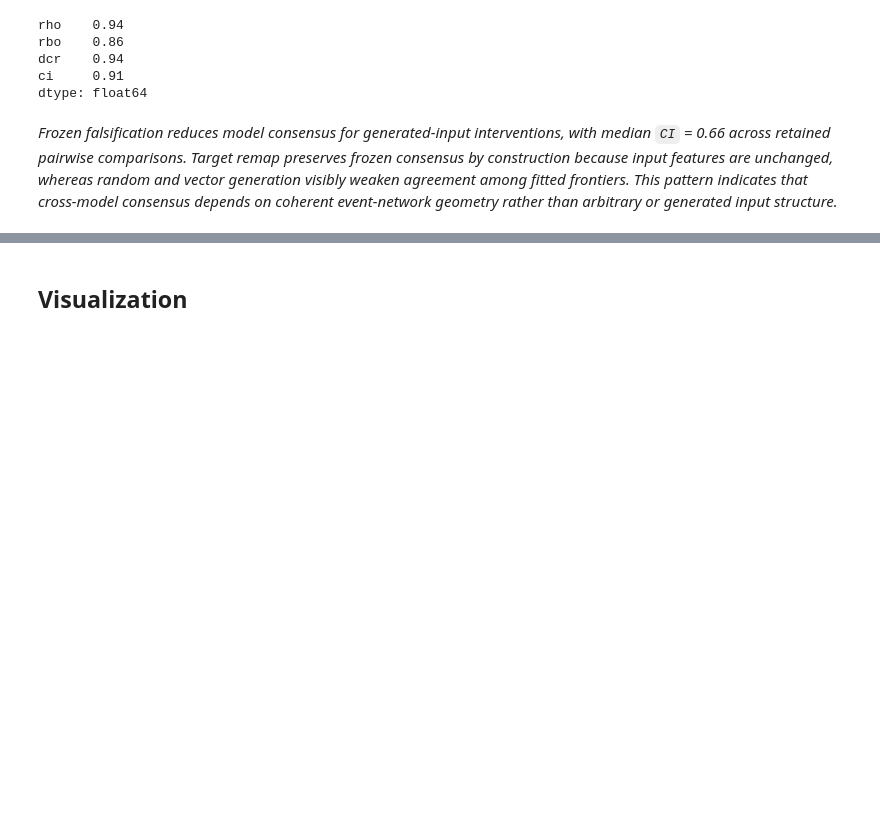
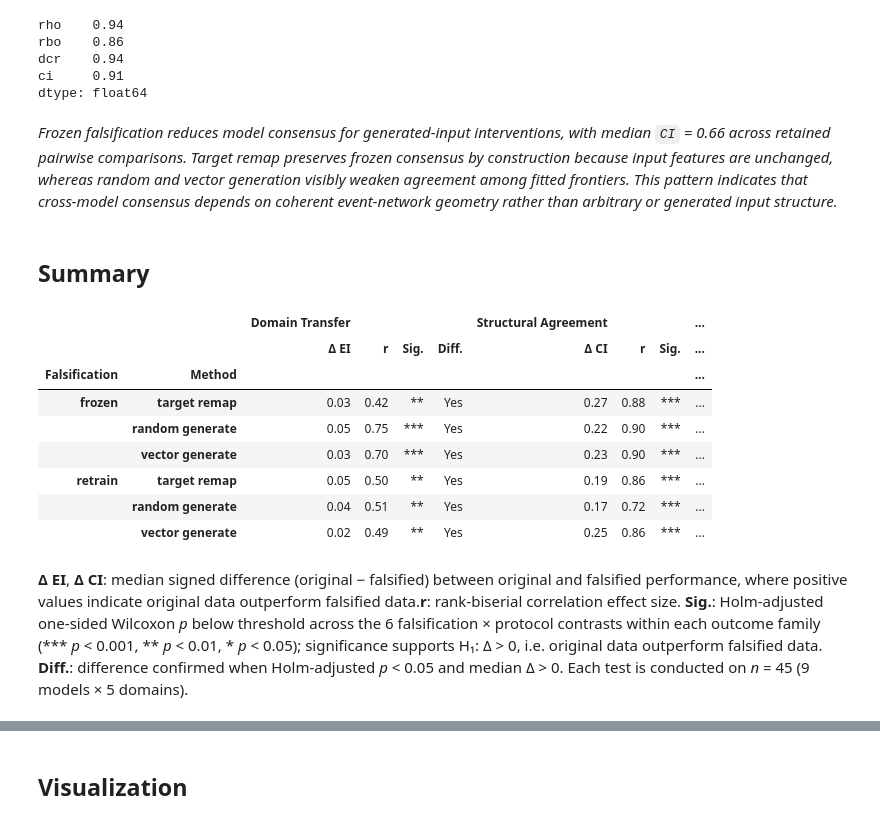
Before and after one commit to nickkunz/graph-capacity, a Jupyter notebook: notebooks/falsify.ipynb, the cells around one changed output, grey strips where cells are left out. Saved outputs shown, nothing was run; the diff lists cells and outputs as text; code cells hidden in the pictures; blank space fills up the shorter version.

```diff
--- a/notebooks/falsify.ipynb
+++ b/notebooks/falsify.ipynb
@@ -292,3 +294,45 @@ ci     0.91
 dtype: float64
 # %% [markdown]
 _Frozen falsification reduces model consensus for generated-input interventions, with median `CI` = 0.66 across retained pairwise comparisons. Target remap preserves frozen consensus by construction because input features are unchanged, whereas random and vector generation visibly weaken agreement among fitted frontiers. This pattern indicates that cross-model consensus depends on coherent event-network geometry rather than arbitrary or generated input structure._
+# %% [markdown]
+## Summary
+# %%
+## manuscript master table for falsification validity
+display_table = main_table(
+    results_left = results_table_transfer.reset_index(),
+    results_right = results_table_recovery.reset_index(),
+    index_feat = ["Falsification", "Method"],
+    value_feat_left = ["Median Δ EI", "Rank-biserial r", "Sig.", "Diff."],
+    value_feat_right = ["Median Δ CI", "Rank-biserial r", "Sig.", "Diff."],
+    header_left = "Domain Transfer",
+    header_right = "Structural Agreement",
+    short_feat_left = ["Δ EI", "r", "Sig.", "Diff."],
+    short_feat_right = ["Δ CI", "r", "Sig.", "Diff."],
+    row_order = [
+        ("frozen",  "target remap"), ("frozen",  "random generate"), ("frozen",  "vector generate"),
+        ("retrain", "target remap"), ("retrain", "random generate"), ("retrain", "vector generate"),
+    ],
+)
+
+display(display_table)
+display(
+    Markdown(
+    "**Δ EI**, **Δ CI**: median signed difference (original − falsified) between original and falsified performance, where positive values indicate original data outperform falsified data."
+    "**r**: rank-biserial correlation effect size. "
+    "**Sig.**: Holm-adjusted one-sided Wilcoxon *p* below threshold across the 6 falsification × protocol contrasts within each outcome family "
+    "(\\*\\*\\* *p* < 0.001, \\*\\* *p* < 0.01, \\* *p* < 0.05); significance supports H₁: Δ > 0, i.e. original data outperform falsified data. "
+    "**Diff.**: difference confirmed when Holm-adjusted *p* < 0.05 and median Δ > 0. "
+    "Each test is conducted on *n* = 45 (9 models × 5 domains)."
+    )
+)
+# %% [output]
+|  |  | Domain Transfer |  |  |  | Structural Agreement |  |  | ... |
+|  |  | Δ EI | r | Sig. | Diff. | Δ CI | r | Sig. | ... |
+| Falsification | Method |  |  |  |  |  |  |  | ... |
+| frozen | target remap | 0.03 | 0.42 | ** | Yes | 0.27 | 0.88 | *** | ... |
+|  | random generate | 0.05 | 0.75 | *** | Yes | 0.22 | 0.90 | *** | ... |
+|  | vector generate | 0.03 | 0.70 | *** | Yes | 0.23 | 0.90 | *** | ... |
+| retrain | target remap | 0.05 | 0.50 | ** | Yes | 0.19 | 0.86 | *** | ... |
+|  | random generate | 0.04 | 0.51 | ** | Yes | 0.17 | 0.72 | *** | ... |
+|  | vector generate | 0.02 | 0.49 | ** | Yes | 0.25 | 0.86 | *** | ... |
+**Δ EI**, **Δ CI**: median signed difference (original − falsified) between original and falsified performance, where positive values indicate original data outperform falsified data.**r**: rank-biserial correlation effect size. **Sig.**: Holm-adjusted one-sided Wilcoxon *p* below threshold across the 6 falsification × protocol contrasts within each outcome family (\*\*\* *p* < 0.001, \*\* *p* < 0.01, \* *p* < 0.05); significance supports H₁: Δ > 0, i.e. original data outperform falsified data. **Diff.**: difference confirmed when Holm-adjusted *p* < 0.05 and median Δ > 0. Each test is conducted on *n* = 45 (9 models × 5 domains).
```
Also changed, not shown: parts of 3 cells of this notebook, 3 other files.
